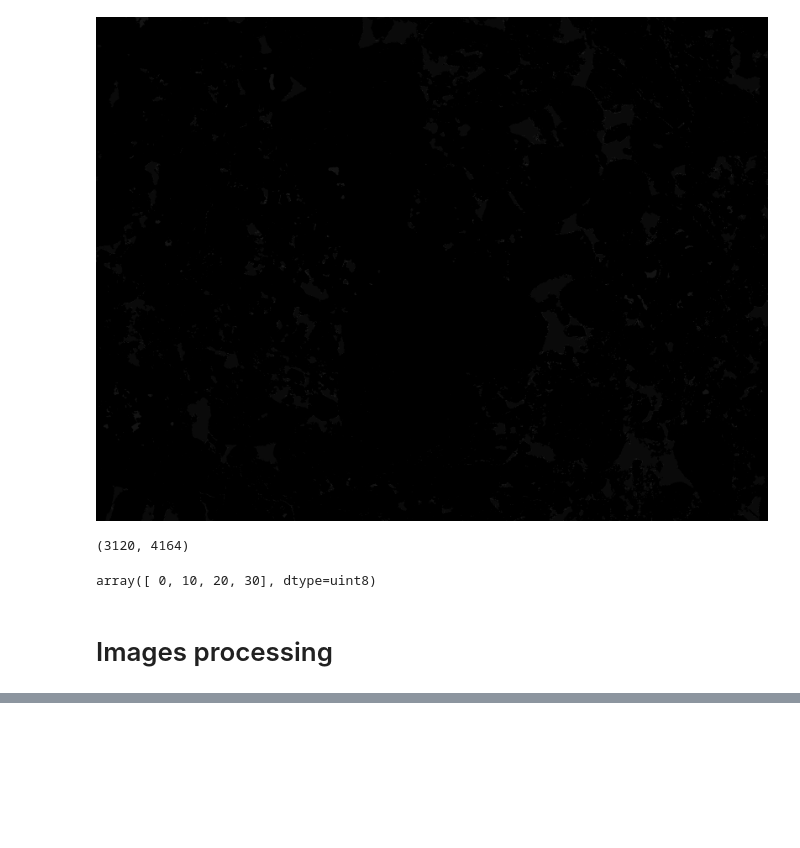
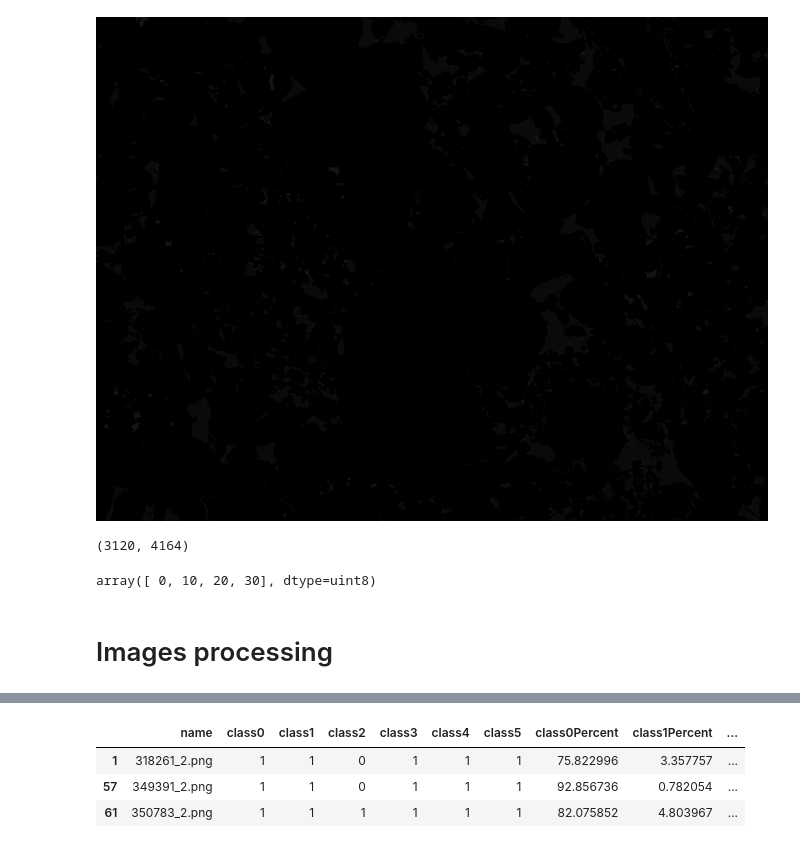
Before and after one commit to vitamin1312/ReservoirRockAnalysis, a Jupyter notebook: src/NeuralNetwork/image_processing.ipynb, the cells around one changed output, grey strips where cells are left out. Drawn from its saved outputs; the diff is of its cells as text; code cells hidden in the pictures; blank space fills up the shorter version.

```diff
--- a/src/NeuralNetwork/image_processing.ipynb
+++ b/src/NeuralNetwork/image_processing.ipynb
@@ -147,0 +273,7 @@ for image_mask_path, mask_path in image_mask_and_mask_paths.items():
+# %%
+masks_info_df.loc[(masks_info_df['class4'] != 0) & (masks_info_df['class5'] != 0)]
+# %% [output]
+|  | name | class0 | class1 | class2 | class3 | class4 | class5 | class0Percent | class1Percent | ... |
+| 1 | 318261_2.png | 1 | 1 | 0 | 1 | 1 | 1 | 75.822996 | 3.357757 | ... |
+| 57 | 349391_2.png | 1 | 1 | 0 | 1 | 1 | 1 | 92.856736 | 0.782054 | ... |
+| 61 | 350783_2.png | 1 | 1 | 1 | 1 | 1 | 1 | 82.075852 | 4.803967 | ... |
```
Also changed, not shown: parts of 15 cells of this notebook, 6 other files.
